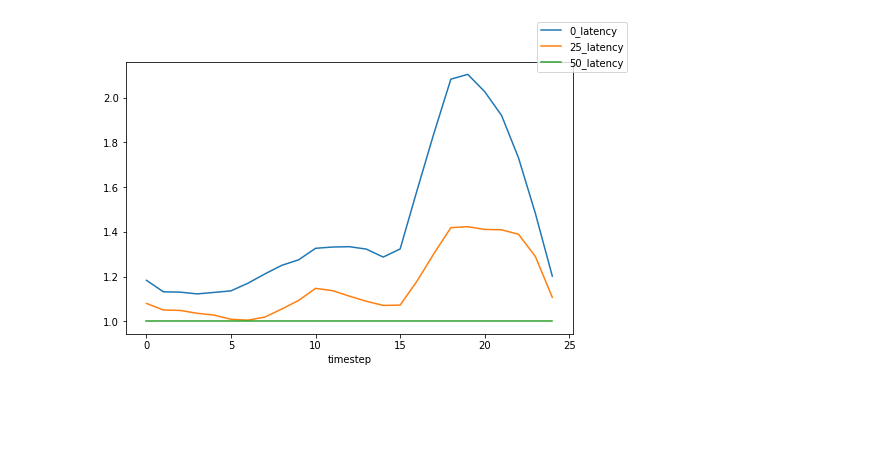
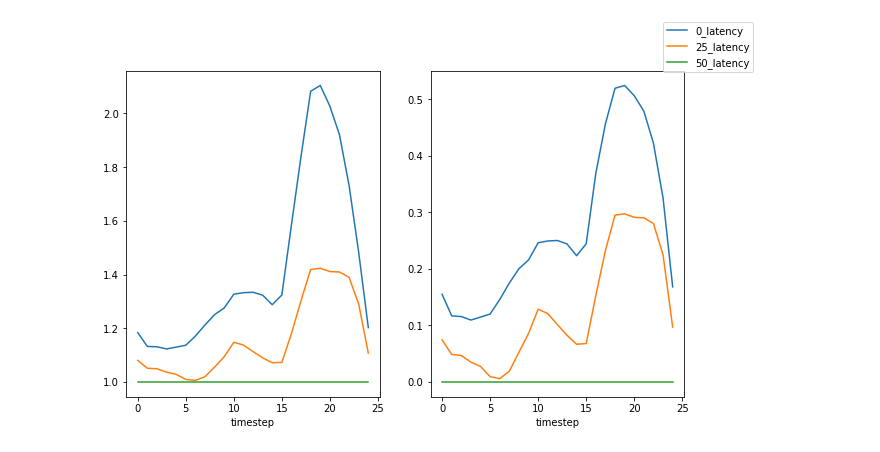
Before and after one commit to fiskrt/CASPER, a Jupyter notebook: misc/casper.ipynb, the cells around one changed output. Saved outputs shown, nothing was run; the diff lists cells and outputs as text; code cells hidden in the pictures; blank space fills up the shorter version.

```diff
--- a/misc/casper.ipynb
+++ b/misc/casper.ipynb
@@ -43,10 +42,16 @@ fig.legend(["0_latency", "25_latency", "50_latency"]);
 # %%
 ax = None
-fig = plt.figure(figsize=(8,5))
-divisor = dfs_grouped_by_timestep[2]["total_carbon_emissions"].sum()
+fig = plt.figure(figsize=(10, 6))
+factor = dfs_grouped_by_timestep[2]["total_carbon_emissions"].sum()
 for df in dfs_grouped_by_timestep:
-    p = df["total_carbon_emissions"].sum() / divisor
+    ax = plt.subplot(1, 2, 1)
+    p = df["total_carbon_emissions"].sum() / factor
     ax = p.plot(ax=ax)
+    ax = plt.subplot(1, 2, 2)
+    p =  1 - factor / df["total_carbon_emissions"].sum()
+    ax = p.plot(ax=ax)
+
+
 fig.legend(["0_latency", "25_latency", "50_latency"]);
 # %% [output]
-[figure, old version]
+[figure, new version]
```
Also changed, not shown: parts of 5 cells of this notebook.
